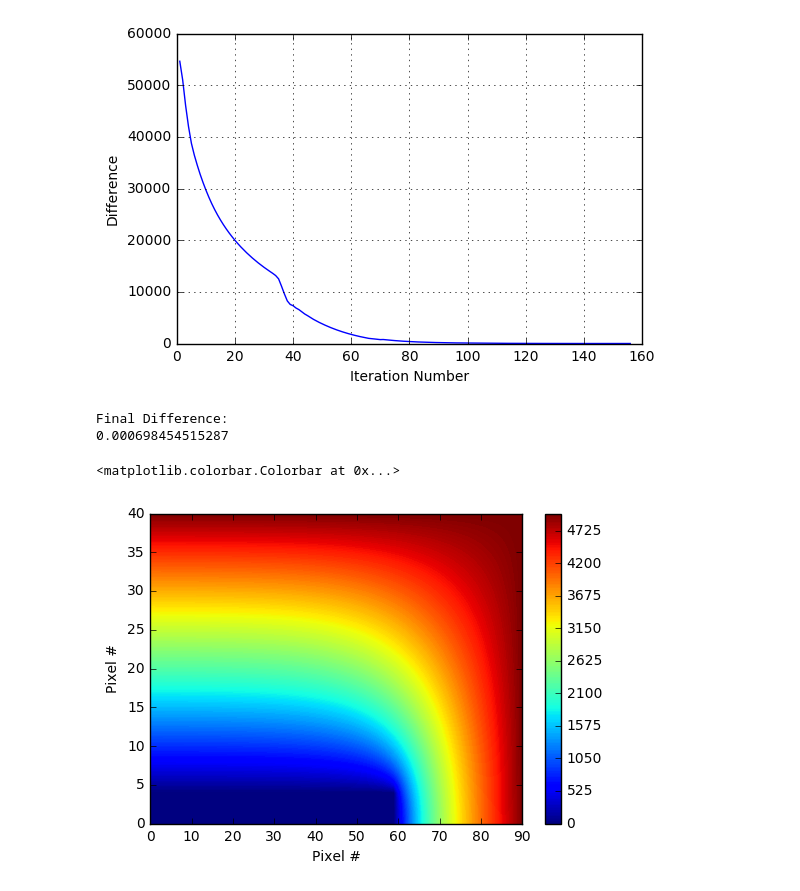
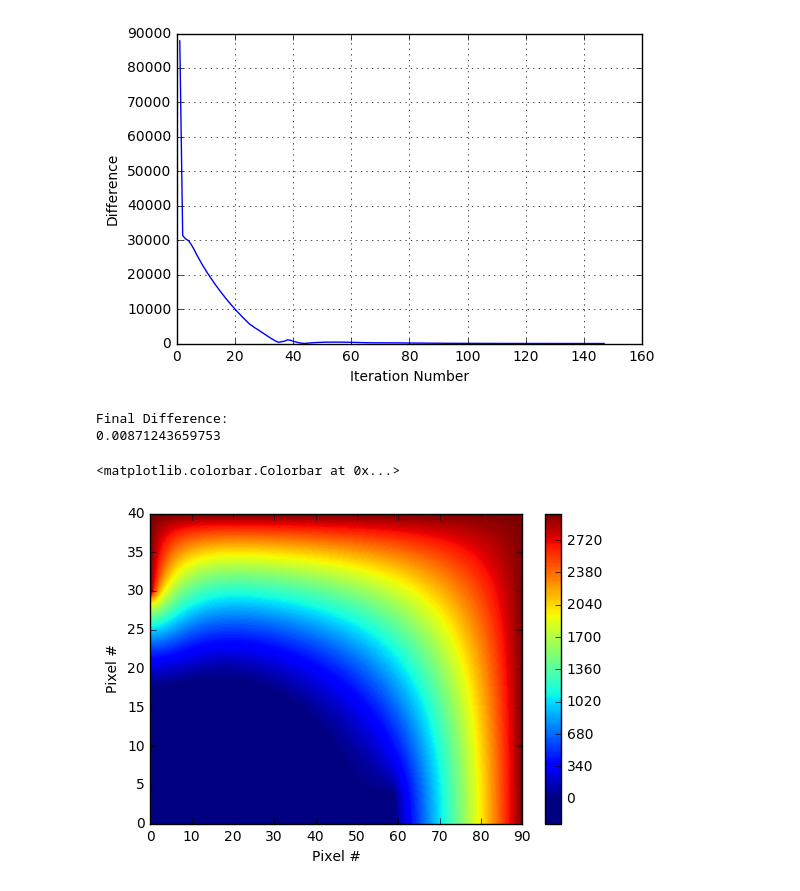
Before and after one commit to lbl-anp/GammaRayTrackingSchool_2018, a Jupyter notebook: SimpleFieldGen_Coax.ipynb, the cells around one changed output. Drawn from its saved outputs; the diff is of its cells as text; code cells hidden in the pictures.

```diff
--- a/SimpleFieldGen_Coax.ipynb
+++ b/SimpleFieldGen_Coax.ipynb
@@ -25,13 +28,13 @@ pixel_size_mm = 1.0
 core_length_mm = 60.0
 core_radius_mm = 5.0
 
-wrap_around_mm = 0.0
+wrap_around_mm = 10.0
 
-outer_contact_bias = 5000.0
+outer_contact_bias = 3000.0
 core_contact_bias = 0.0
 
-charge_density_zero = 2.0
-charge_density_gradient = 0.5
+charge_density_zero = -1.0
+charge_density_gradient = 0.1
 # %%
 # build (uniform) 2D grids for plotting and solving (x=radius, y=length)
 x_range = np.arange(0, detector_radius_mm + pixel_size_mm, pixel_size_mm)
@@ -120,7 +123,8 @@ plt.colorbar()
 max_iters = 1000
 
 # calculate term for Coulombs per pixel / Epsilon
-e_over_e = (pixel_size_mm*pixel_size_mm) * 1e10 * 1.6e-19
+#e_over_e = (pixel_size_mm*pixel_size_mm) * 1e10 * 1.6e-19
+e_over_e = (pixel_size_mm*pixel_size_mm/4)* (1e10*1.6e-19)/(16*8.85e-12)
 
 # "over-relaxation" factor to speed up convergence
 t = np.cos(3.14/N_xelements) + np.cos(3.14/N_yelements)
@@ -156,7 +160,7 @@ while (iterr < max_iters and resid > min_resid):
                 V_local_sum = (V[x+1,y] + V[x,y+1] + V[x-1,y] + V[x,y-1])
 
             # update the solution
-            R[x,y] = 0.25*(V_local_sum + charge[x,y] * e_over_e) - V[x,y]
+            R[x,y] = (0.25*V_local_sum + (charge[x,y] * e_over_e)) - V[x,y]
             V[x,y] = V[x,y] + w*R[x,y]
 
     # calculate the residual and store as a function of iteration number
@@ -179,17 +183,17 @@ plt.show()
 print("Final Difference:")
 print(resid_store[-1])
 # %% [output]
-[figure, old version]
+[figure, new version]
 Final Difference:
-0.000698454515287
+0.00871243659753
 # %%
-plt.contourf(V, 200)
+plt.contourf(V, 200, vmin=0)
 plt.xlabel('Pixel #')
 plt.ylabel('Pixel #')
 plt.colorbar()
 # %% [output]
 <matplotlib.colorbar.Colorbar at 0x...>
-[figure, old version]
+[figure, new version]
 # %%
 # apply mirror symmetry around x = 0 to create a full potential map for visualization
 Vfinal = np.flipud(V)
```
Also changed, not shown: parts of 8 cells of this notebook, 2 other files.
